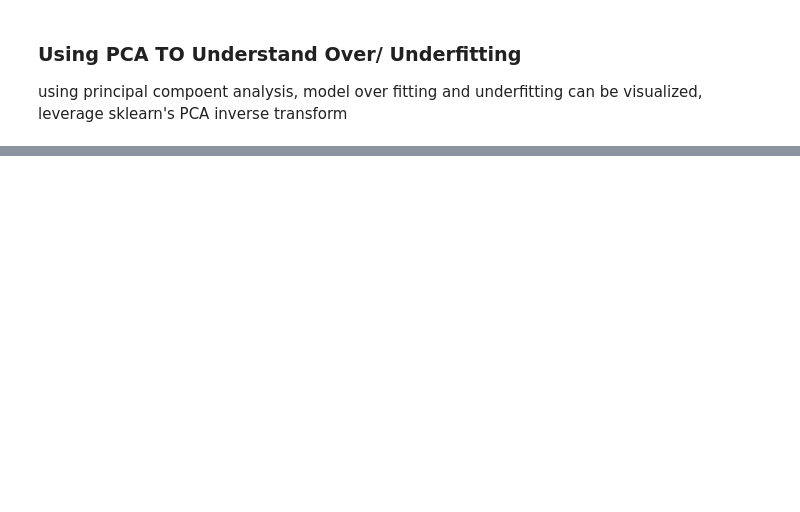
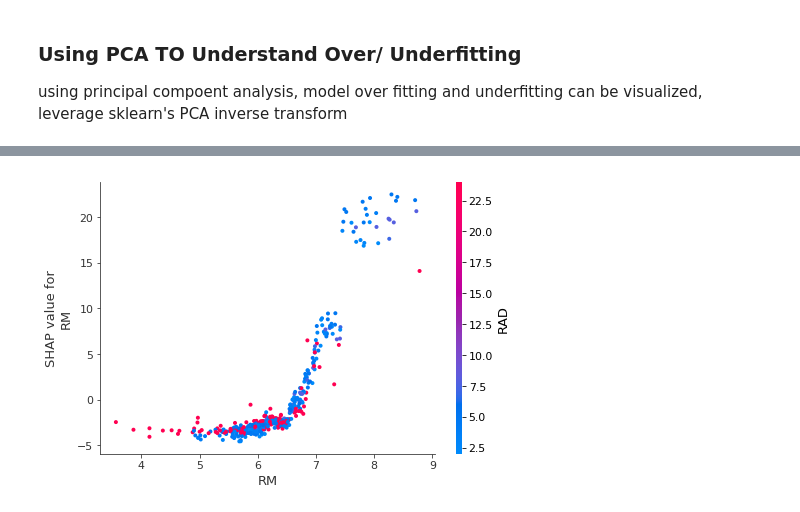
Before and after one commit to mdavis29/DataScience101, a Jupyter notebook: feature_importance.ipynb, the cells around one changed output, grey strips where cells are left out. Saved outputs shown, nothing was run; the diff lists cells and outputs as text; code cells hidden in the pictures; blank space fills up the shorter version.

```diff
--- a/feature_importance.ipynb
+++ b/feature_importance.ipynb
@@ -221,0 +248,4 @@ plt.show()
+# %%
+shap.dependence_plot("RM", shap_values, X, feature_names=feature_names)
+# %% [output]
+[figure, added]
```
Also changed, not shown: parts of 10 cells of this notebook.
